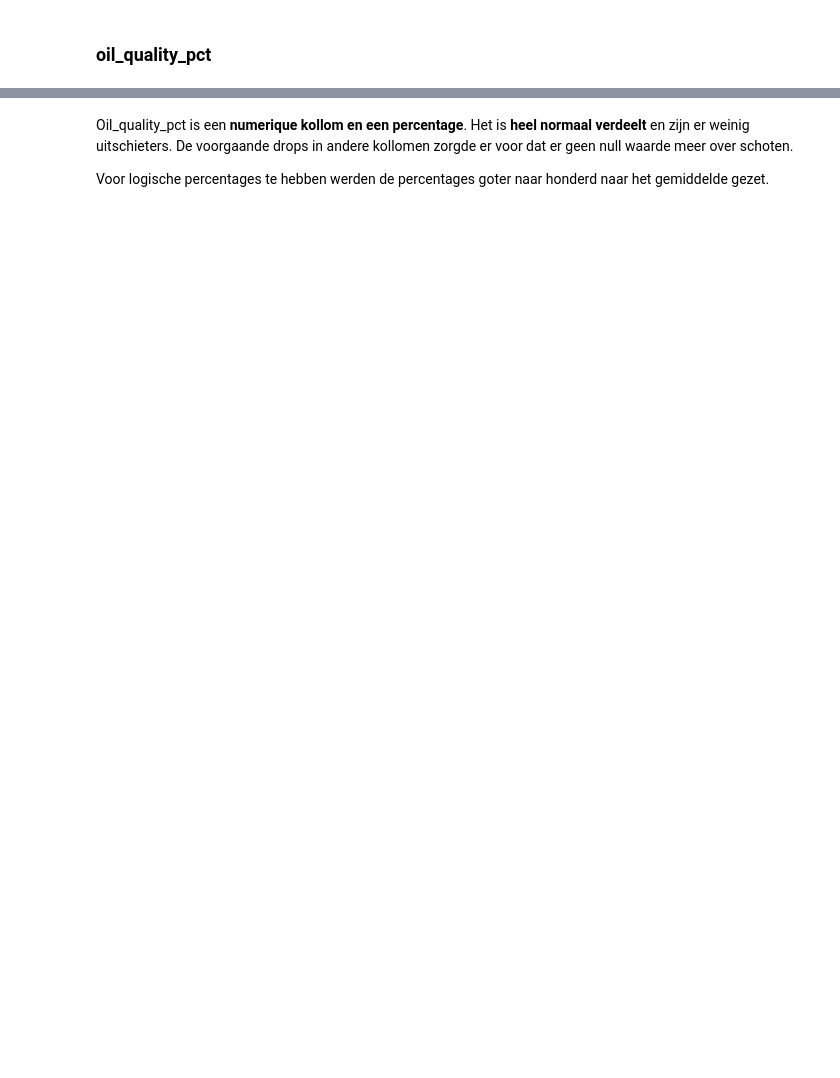
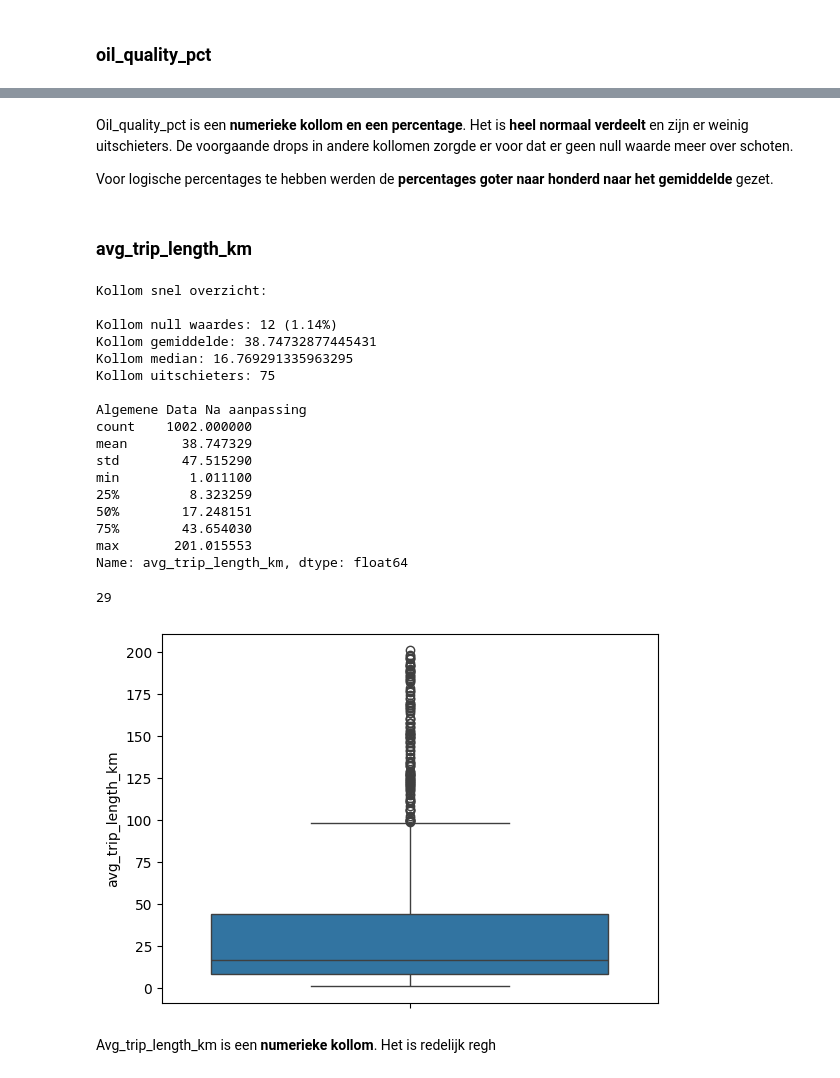
Before and after one commit to MilanMartens/DE-AI-mannen, a Jupyter notebook: notebooks/SLJ-EDA.ipynb, the cells around one changed output, grey strips where cells are left out. Drawn from its saved outputs; the diff is of its cells as text; code cells hidden in the pictures; blank space fills up the shorter version.

Commit message:
avg_trip_length_km done

```diff
--- a/notebooks/SLJ-EDA.ipynb
+++ b/notebooks/SLJ-EDA.ipynb
@@ -407,5 +419,47 @@ Name: oil_quality_pct, dtype: float64
 [figure]
 # %% [markdown]
-Oil_quality_pct is een **numerique kollom en een percentage**. Het is **heel normaal verdeelt** en zijn er weinig uitschieters. De voorgaande drops in andere kollomen zorgde er voor dat er geen null waarde meer over schoten.
+Oil_quality_pct is een **numerieke kollom en een percentage**. Het is **heel normaal verdeelt** en zijn er weinig uitschieters. De voorgaande drops in andere kollomen zorgde er voor dat er geen null waarde meer over schoten.
 
-Voor logische percentages te hebben werden de percentages goter naar honderd naar het gemiddelde gezet.
+Voor logische percentages te hebben werden de **percentages goter naar honderd naar het gemiddelde** gezet.
+# %% [markdown]
+### avg_trip_length_km
+# %%
+avg_trip_length_km = df['avg_trip_length_km']
+
+print("Kollom snel overzicht: \n")
+print(f"Kollom null waardes: {avg_trip_length_km.isnull().sum()} ({(avg_trip_length_km.isnull().sum()/totaal_records * 100).round(2)}%)")
+print(f"Kollom gemiddelde: {avg_trip_length_km.mean()}")
+print(f"Kollom median: {avg_trip_length_km.median()}")
+print(f"Kollom uitschieters: {len(df[(df['avg_trip_length_km'] >df['avg_trip_length_km'].mean() + df['avg_trip_length_km'].std()*2) | (df['avg_trip_length_km'] < df['avg_trip_length_km'].mean() - df['avg_trip_length_km'].std()*2)])}")
+
+sns.boxplot(data=df, y='avg_trip_length_km')
+
+df.fillna({'avg_trip_length_km': avg_trip_length_km.mean()},inplace=True) # use dictonairy to specify which collum to change
+
+df.loc[df['avg_trip_length_km'] < 0, 'avg_trip_length_km'] = df['avg_trip_length_km'].mean() # this collum is a distance and cannot be negative, replace it with mean
+
+print("\nAlgemene Data Na aanpassing")
+print(df['avg_trip_length_km'].describe())
+len(df[df['avg_trip_length_km'] > 175])
+# %% [output]
+Kollom snel overzicht:
+
+Kollom null waardes: 12 (1.14%)
+Kollom gemiddelde: 38.74732877445431
+Kollom median: 16.769291335963295
+Kollom uitschieters: 75
+
+Algemene Data Na aanpassing
+count    1002.000000
+mean       38.747329
+std        47.515290
+min         1.011100
+25%         8.323259
+50%        17.248151
+75%        43.654030
+max       201.015553
+Name: avg_trip_length_km, dtype: float64
+29
+[figure, added]
+# %% [markdown]
+Avg_trip_length_km is een **numerieke kollom**. Het is redelijk regh
```
Also changed, not shown: parts of 9 cells of this notebook.
